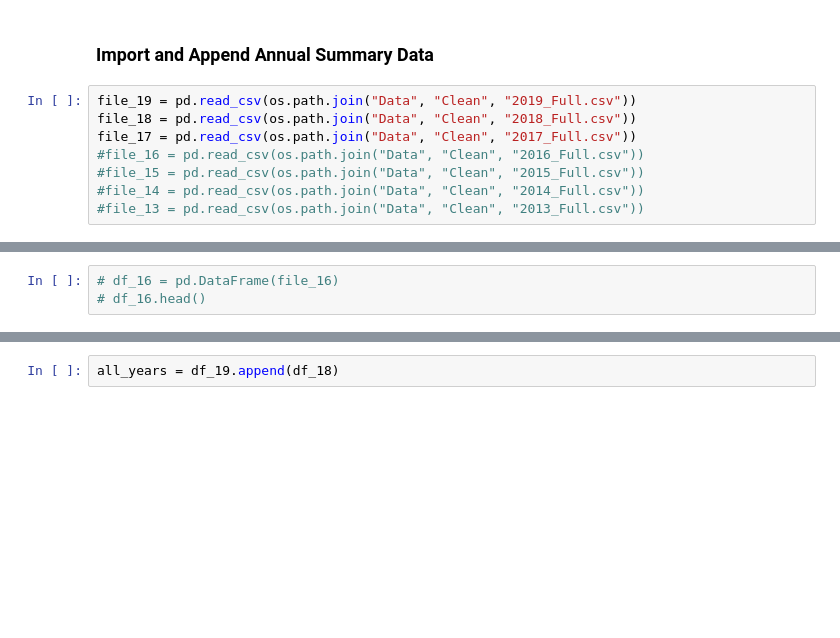
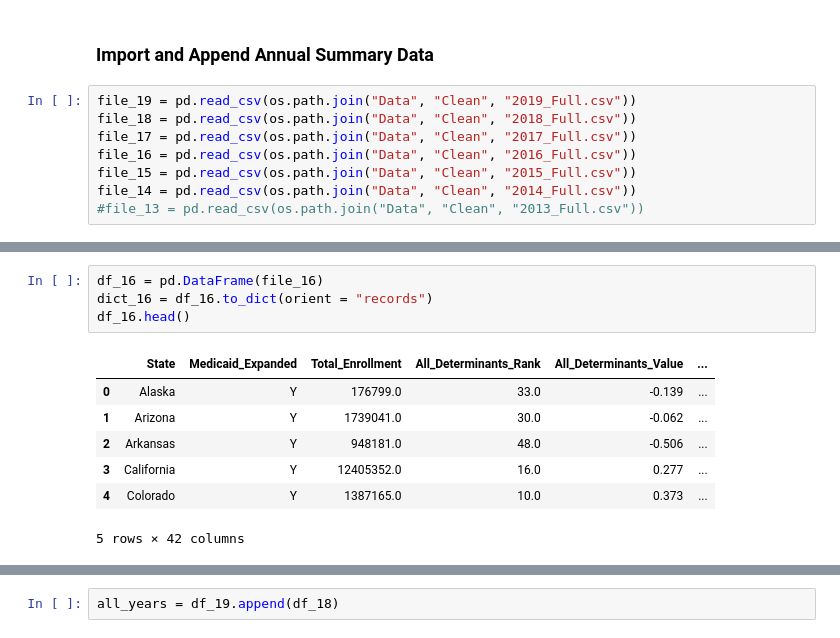
Before and after one commit to JessIsHere/InteractiveVisulization-Project, a Jupyter notebook: Merge_append_to_Dict.ipynb, the cells around one changed output, grey strips where cells are left out. Drawn from its saved outputs; the diff is of its cells as text; blank space fills up the shorter version.

Commit message:
all data years updated 2014 thru 2019

```diff
--- a/Merge_append_to_Dict.ipynb
+++ b/Merge_append_to_Dict.ipynb
@@ -13,9 +13,9 @@ import pymongo
 file_19 = pd.read_csv(os.path.join("Data", "Clean", "2019_Full.csv"))
 file_18 = pd.read_csv(os.path.join("Data", "Clean", "2018_Full.csv"))
 file_17 = pd.read_csv(os.path.join("Data", "Clean", "2017_Full.csv"))
-#file_16 = pd.read_csv(os.path.join("Data", "Clean", "2016_Full.csv"))
-#file_15 = pd.read_csv(os.path.join("Data", "Clean", "2015_Full.csv"))
-#file_14 = pd.read_csv(os.path.join("Data", "Clean", "2014_Full.csv"))
+file_16 = pd.read_csv(os.path.join("Data", "Clean", "2016_Full.csv"))
+file_15 = pd.read_csv(os.path.join("Data", "Clean", "2015_Full.csv"))
+file_14 = pd.read_csv(os.path.join("Data", "Clean", "2014_Full.csv"))
 #file_13 = pd.read_csv(os.path.join("Data", "Clean", "2013_Full.csv"))
 # %%
 df_19 = pd.DataFrame(file_19)
@@ -56,4 +56,13 @@ df_17.head()
 # %%
-# df_16 = pd.DataFrame(file_16)
-# df_16.head()
+df_16 = pd.DataFrame(file_16)
+dict_16 = df_16.to_dict(orient = "records")
+df_16.head()
+# %% [output]
+|  | State | Medicaid_Expanded | Total_Enrollment | All_Determinants_Rank | All_Determinants_Value | ... |
+| 0 | Alaska | Y | 176799.0 | 33.0 | -0.139 | ... |
+| 1 | Arizona | Y | 1739041.0 | 30.0 | -0.062 | ... |
+| 2 | Arkansas | Y | 948181.0 | 48.0 | -0.506 | ... |
+| 3 | California | Y | 12405352.0 | 16.0 | 0.277 | ... |
+| 4 | Colorado | Y | 1387165.0 | 10.0 | 0.373 | ... |
+5 rows × 42 columns
 # %%
```
Also changed, not shown: parts of 14 cells of this notebook, 30 other files.
